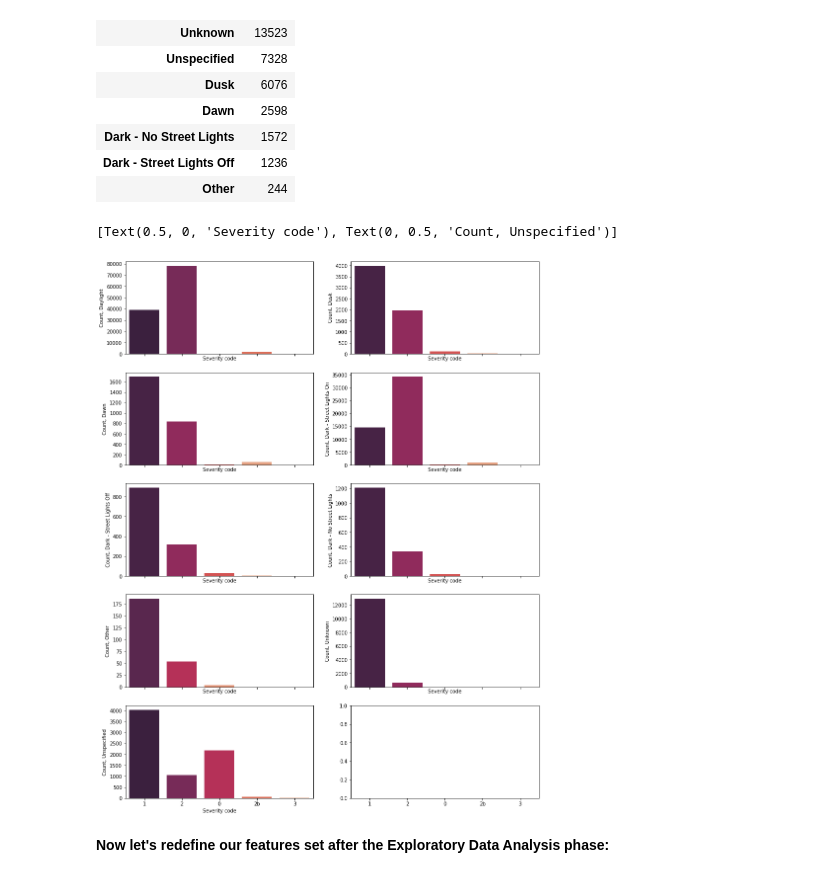
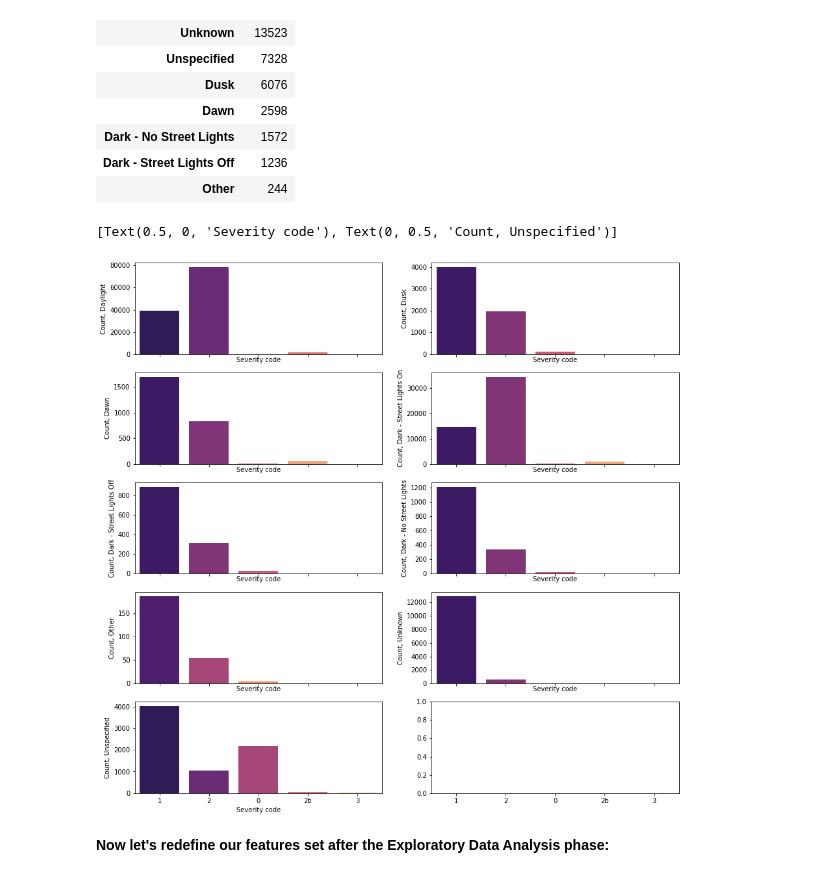
Before and after one commit to sankha14/Applied_Data_Science_Capstone, a Jupyter notebook: Car_Accident_Severity_Prediction.ipynb, the cells around one changed output. Saved outputs shown, nothing was run; the diff lists cells and outputs as text; code cells hidden in the pictures.

```diff
--- a/Car_Accident_Severity_Prediction.ipynb
+++ b/Car_Accident_Severity_Prediction.ipynb
@@ -1136,44 +1154,45 @@ light1_df = df_coll_clean[df_coll_clean['LIGHTCOND']== 'Daylight']
 light2_df = df_coll_clean[df_coll_clean['LIGHTCOND']== 'Dusk']
 light3_df = df_coll_clean[df_coll_clean['LIGHTCOND']== 'Dawn']
 light4_df = df_coll_clean[df_coll_clean['LIGHTCOND']== 'Dark - Street Lights On']
 light5_df = df_coll_clean[df_coll_clean['LIGHTCOND']== 'Dark - Street Lights Off']
 light6_df = df_coll_clean[df_coll_clean['LIGHTCOND']== 'Dark - No Street Lights']
 light7_df = df_coll_clean[df_coll_clean['LIGHTCOND']== 'Other']
 light8_df = df_coll_clean[df_coll_clean['LIGHTCOND']== 'Unknown']
 light9_df = df_coll_clean[df_coll_clean['LIGHTCOND']== 'Unspecified']
 
 
-fig, axes = plt.subplots(5, 2, sharex = True, figsize = (15,20))
+fig, axes = plt.subplots(5, 2, sharex = True, figsize = (15,15))
+palette = 'magma'
 
-sns.countplot(ax = axes[0, 0], x = light1_df['SEVERITYCODE'], palette = 'rocket', data = light1_df)
+sns.countplot(ax = axes[0, 0], x = light1_df['SEVERITYCODE'], palette = palette, data = light1_df)
 axes[0,0].set(xlabel = 'Severity code', ylabel = 'Count, Daylight')
 
-sns.countplot(ax = axes[0, 1], x = light2_df['SEVERITYCODE'], palette = 'rocket', data = light2_df)
+sns.countplot(ax = axes[0, 1], x = light2_df['SEVERITYCODE'], palette = palette, data = light2_df)
 axes[0,1].set(xlabel = 'Severity code', ylabel = 'Count, Dusk')
 
-sns.countplot(ax = axes[1, 0], x = light3_df['SEVERITYCODE'], palette = 'rocket', data = light3_df)
+sns.countplot(ax = axes[1, 0], x = light3_df['SEVERITYCODE'], palette = palette, data = light3_df)
 axes[1,0].set(xlabel = 'Severity code', ylabel = 'Count, Dawn')
 
-sns.countplot(ax = axes[1, 1], x = light4_df['SEVERITYCODE'], palette = 'rocket', data = light4_df)
+sns.countplot(ax = axes[1, 1], x = light4_df['SEVERITYCODE'], palette = palette, data = light4_df)
 axes[1,1].set(xlabel = 'Severity code', ylabel = 'Count, Dark - Street Lights On')
 
-sns.countplot(ax = axes[2, 0], x = light5_df['SEVERITYCODE'], palette = 'rocket', data = light5_df)
+sns.countplot(ax = axes[2, 0], x = light5_df['SEVERITYCODE'], palette = palette, data = light5_df)
 axes[2,0].set(xlabel = 'Severity code', ylabel = 'Count, Dark - Street Lights Off')
 
-sns.countplot(ax = axes[2, 1], x = light6_df['SEVERITYCODE'], palette = 'rocket', data = light6_df)
+sns.countplot(ax = axes[2, 1], x = light6_df['SEVERITYCODE'], palette = palette, data = light6_df)
 axes[2,1].set(xlabel = 'Severity code', ylabel = 'Count, Dark - No Street Lights')
 
-sns.countplot(ax = axes[3, 0], x = light7_df['SEVERITYCODE'], palette = 'rocket', data = light7_df)
+sns.countplot(ax = axes[3, 0], x = light7_df['SEVERITYCODE'], palette = palette, data = light7_df)
 axes[3,0].set(xlabel = 'Severity code', ylabel = 'Count, Other')
 
-sns.countplot(ax = axes[3, 1], x = light8_df['SEVERITYCODE'], palette = 'rocket', data = light8_df)
+sns.countplot(ax = axes[3, 1], x = light8_df['SEVERITYCODE'], palette = palette, data = light8_df)
 axes[3,1].set(xlabel = 'Severity code', ylabel = 'Count, Unknown')
 
-sns.countplot(ax = axes[4, 0], x = light9_df['SEVERITYCODE'], palette = 'rocket', data = light9_df)
+sns.countplot(ax = axes[4, 0], x = light9_df['SEVERITYCODE'], palette = palette, data = light9_df)
 axes[4,0].set(xlabel = 'Severity code', ylabel = 'Count, Unspecified')
 # %% [output]
 [Text(0.5, 0, 'Severity code'), Text(0, 0.5, 'Count, Unspecified')]
-[figure, old version]
+[figure, new version]
 # %% [markdown]
 **Now let's redefine our features set after the Exploratory Data Analysis phase:**
 # %%
```
Also changed, not shown: parts of 8 cells of this notebook, 2 other files.
